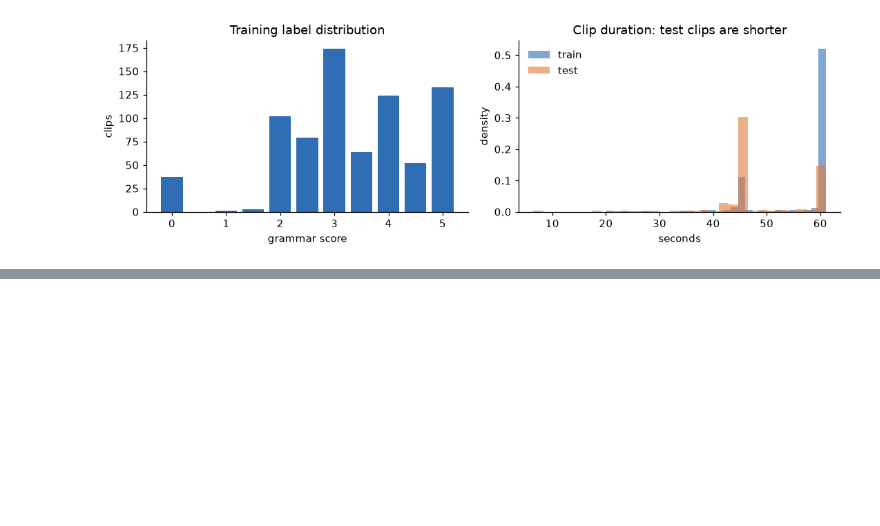
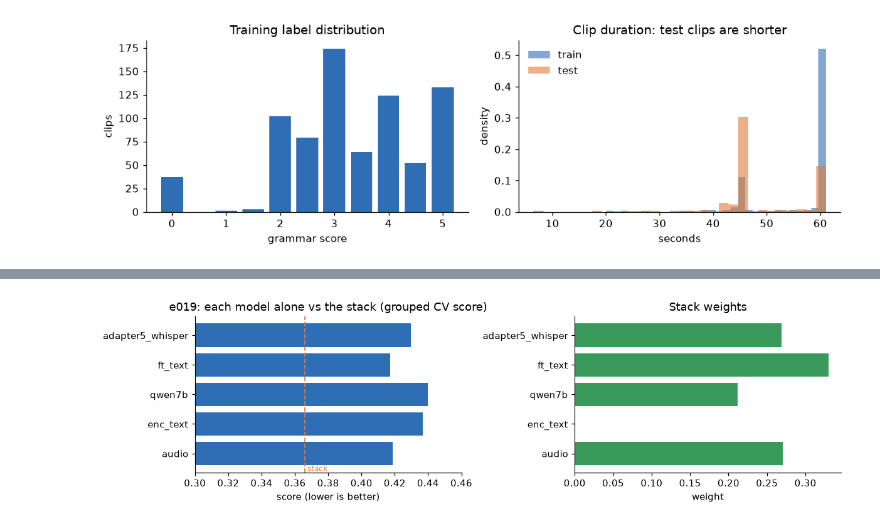
Before and after one commit to anujdevsingh/shl-grammar-scoring, a Jupyter notebook: notebooks/shl_grammar_scoring.ipynb, the cells around one changed output, grey strips where cells are left out. Cells and saved outputs as stored; diff of their text form; code cells hidden in the pictures; blank space fills up the shorter version.

```diff
--- a/notebooks/shl_grammar_scoring.ipynb
+++ b/notebooks/shl_grammar_scoring.ipynb
@@ -415,0 +208,14 @@ and this notebook only reads the cached results in `cache/`.
+# %%
+j = json.load(open(CACHE / f"final_{FINAL}.json"))
+fig, ax = plt.subplots(1, 2, figsize=(11, 3.2))
+names = list(j["branch_cv"])
+ax[0].barh(names, [j["branch_cv"][n]["metric"] for n in names], color=BLUE)
+ax[0].axvline(j["grouped_metric"], color=ORANGE, ls="--", lw=1.2)
+ax[0].text(j["grouped_metric"], -0.6, " stack", color=ORANGE, fontsize=8)
+ax[0].set(title="e019: each model alone vs the stack (grouped CV score)", xlabel="score (lower is better)", xlim=(0.3, 0.46))
+ax[1].barh(names, [j["weights"][n] for n in names], color=GREEN)
+ax[1].set(title="Stack weights", xlabel="weight")
+plt.tight_layout()
+plt.show()
+# %% [output]
+[figure, added]
```
Also changed, not shown: parts of 40 cells of this notebook, 3 other files.
